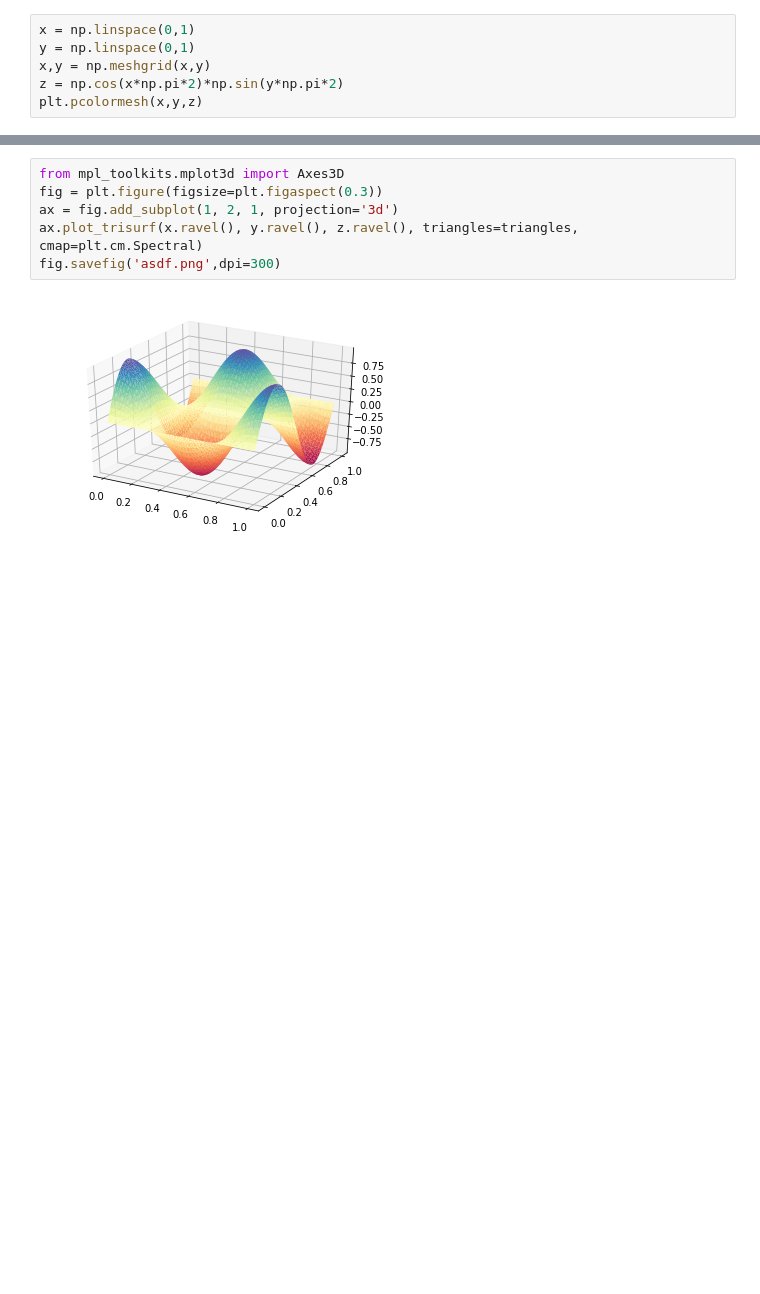
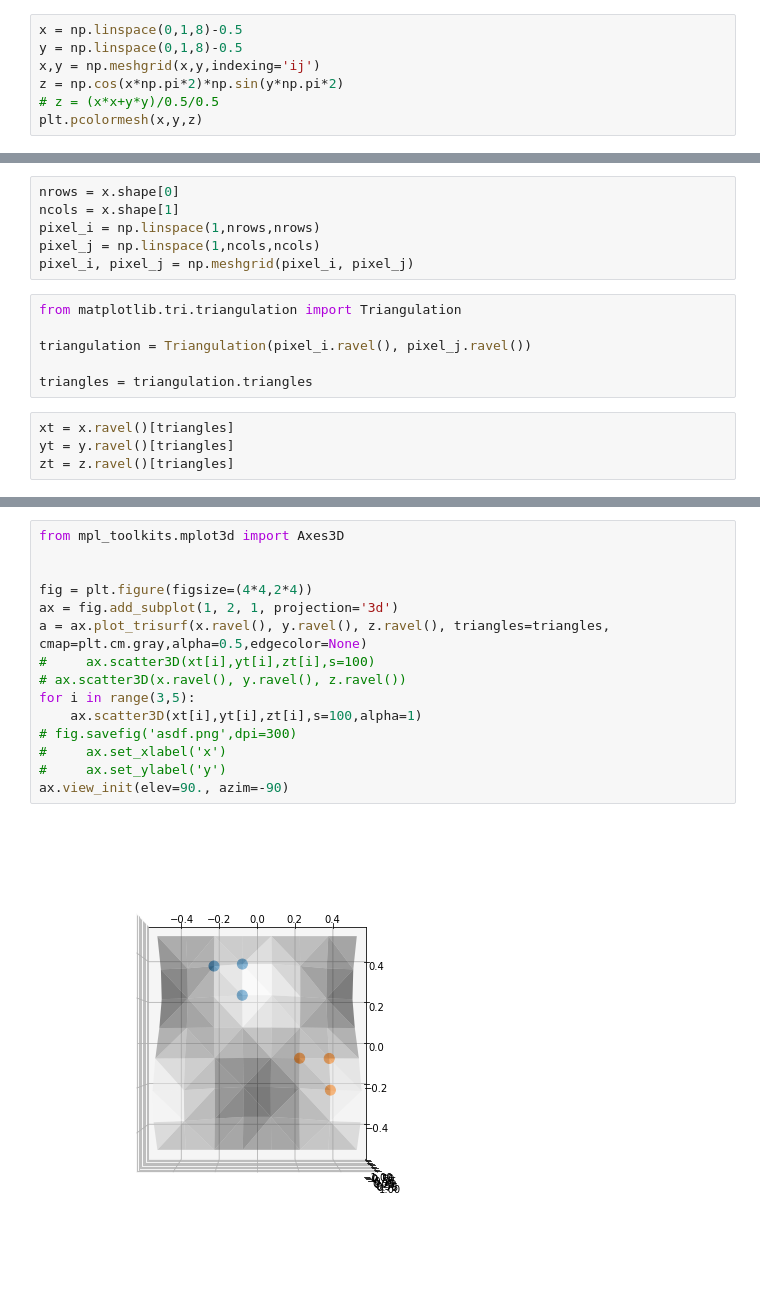
Before and after one commit to jgalazm/realsense-demos, a Jupyter notebook: demo3/area_triangulacion.ipynb, the cells around one changed output, grey strips where cells are left out. Cells and saved outputs as stored; diff of their text form; blank space fills up the shorter version.

```diff
--- a/demo3/area_triangulacion.ipynb
+++ b/demo3/area_triangulacion.ipynb
@@ -5,8 +5,9 @@ import matplotlib.pyplot as plt
 # %%
-x = np.linspace(0,1)
-y = np.linspace(0,1)
-x,y = np.meshgrid(x,y)
+x = np.linspace(0,1,8)-0.5
+y = np.linspace(0,1,8)-0.5
+x,y = np.meshgrid(x,y,indexing='ij')
 z = np.cos(x*np.pi*2)*np.sin(y*np.pi*2)
+# z = (x*x+y*y)/0.5/0.5
 plt.pcolormesh(x,y,z)
 # %% [output]
 <matplotlib.collections.QuadMesh at 0x...>
@@ -18,0 +62,16 @@ triangles = tri.simplices.copy()
+# %%
+nrows = x.shape[0]
+ncols = x.shape[1]
+pixel_i = np.linspace(1,nrows,nrows)
+pixel_j = np.linspace(1,ncols,ncols)
+pixel_i, pixel_j = np.meshgrid(pixel_i, pixel_j)
+# %%
+from matplotlib.tri.triangulation import Triangulation
+
+triangulation = Triangulation(pixel_i.ravel(), pixel_j.ravel())
+
+triangles = triangulation.triangles
+# %%
+xt = x.ravel()[triangles]
+yt = y.ravel()[triangles]
+zt = z.ravel()[triangles]
@@ -19,8 +98,17 @@ triangles = tri.simplices.copy()
 # %%
 from mpl_toolkits.mplot3d import Axes3D
-fig = plt.figure(figsize=plt.figaspect(0.3))
+
+
+fig = plt.figure(figsize=(4*4,2*4))
 ax = fig.add_subplot(1, 2, 1, projection='3d')
-ax.plot_trisurf(x.ravel(), y.ravel(), z.ravel(), triangles=triangles, cmap=plt.cm.Spectral)
-fig.savefig('asdf.png',dpi=300)
+a = ax.plot_trisurf(x.ravel(), y.ravel(), z.ravel(), triangles=triangles, cmap=plt.cm.gray,alpha=0.5,edgecolor=None)
+#     ax.scatter3D(xt[i],yt[i],zt[i],s=100)
+# ax.scatter3D(x.ravel(), y.ravel(), z.ravel())
+for i in range(3,5):
+    ax.scatter3D(xt[i],yt[i],zt[i],s=100,alpha=1)
+# fig.savefig('asdf.png',dpi=300)
+#     ax.set_xlabel('x')
+#     ax.set_ylabel('y')
+ax.view_init(elev=90., azim=-90)
 # %% [output]
-[figure, old version]
+[figure, new version]
```
Also changed, not shown: parts of 12 cells of this notebook.
